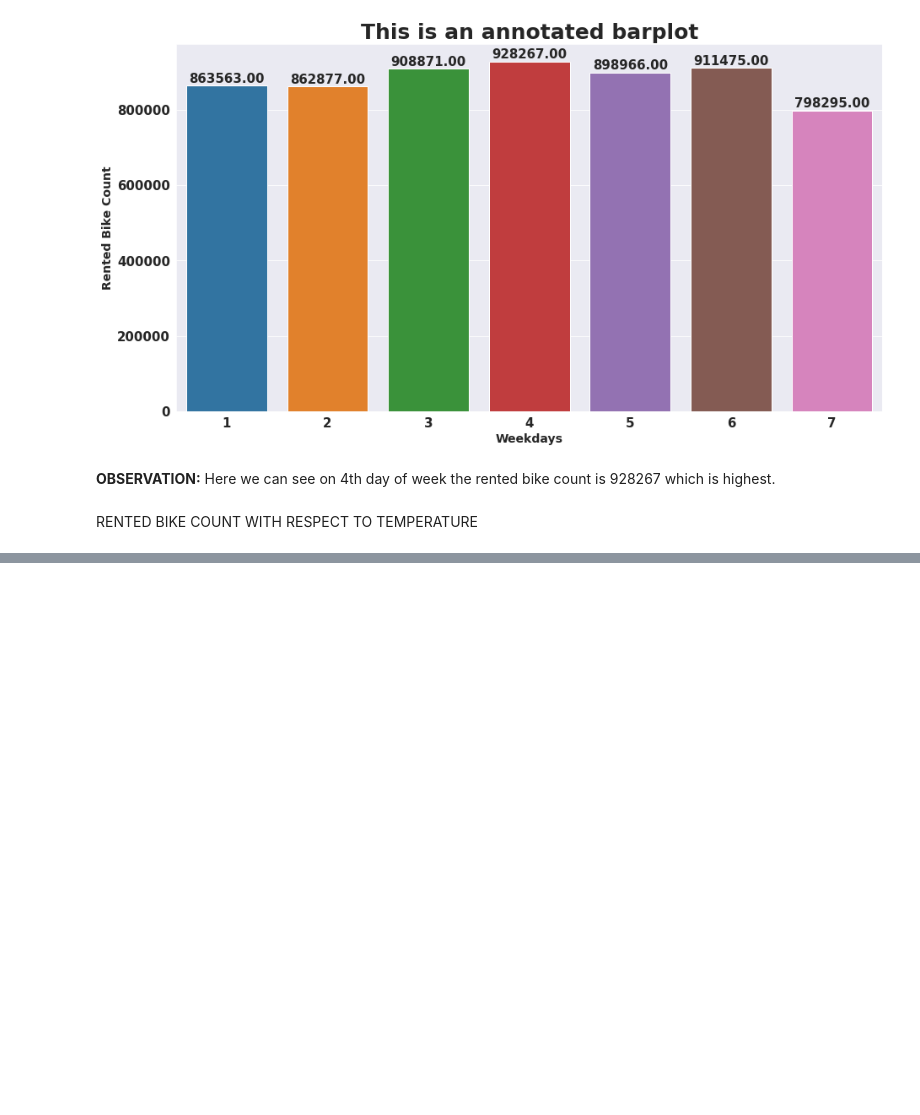
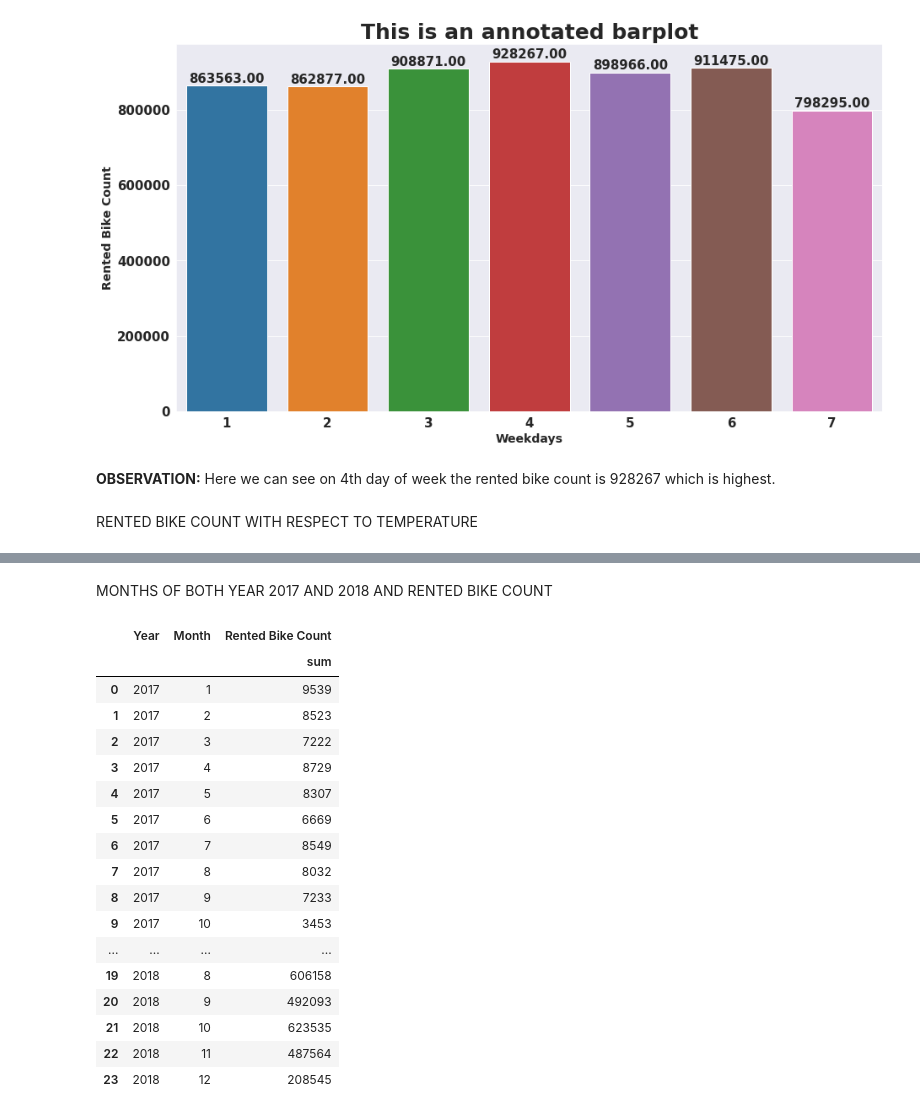
Before and after one commit to SuvOnGithub/Bike-Sharing-Demand-Prediction---Capstone-Project, a Jupyter notebook: suvenddu_Bike_Sharing_Demand_Prediction_Capstone_Project_.ipynb, the cells around one changed output, grey strips where cells are left out. Drawn from its saved outputs; the diff is of its cells as text; code cells hidden in the pictures; blank space fills up the shorter version.

```diff
--- a/suvenddu_Bike_Sharing_Demand_Prediction_Capstone_Project_.ipynb
+++ b/suvenddu_Bike_Sharing_Demand_Prediction_Capstone_Project_.ipynb
@@ -433,0 +446,24 @@ RENTED BIKE COUNT WITH RESPECT TO TEMPERATURE
+# %% [markdown]
+MONTHS OF BOTH YEAR 2017 AND 2018 AND RENTED BIKE COUNT
+# %%
+ #creating dataframe with months of both year 2017 and 2018 and rented bike count
+df.groupby(['Year','Month']).agg({'Rented Bike Count':['sum']}).reset_index()
+# %% [output]
+|  | Year | Month | Rented Bike Count |
+|  |  |  | sum |
+| 0 | 2017 | 1 | 9539 |
+| 1 | 2017 | 2 | 8523 |
+| 2 | 2017 | 3 | 7222 |
+| 3 | 2017 | 4 | 8729 |
+| 4 | 2017 | 5 | 8307 |
+| 5 | 2017 | 6 | 6669 |
+| 6 | 2017 | 7 | 8549 |
+| 7 | 2017 | 8 | 8032 |
+| 8 | 2017 | 9 | 7233 |
+| 9 | 2017 | 10 | 3453 |
+| ... | ... | ... | ... |
+| 19 | 2018 | 8 | 606158 |
+| 20 | 2018 | 9 | 492093 |
+| 21 | 2018 | 10 | 623535 |
+| 22 | 2018 | 11 | 487564 |
+| 23 | 2018 | 12 | 208545 |
```
Also changed, not shown: parts of 2 cells of this notebook.
